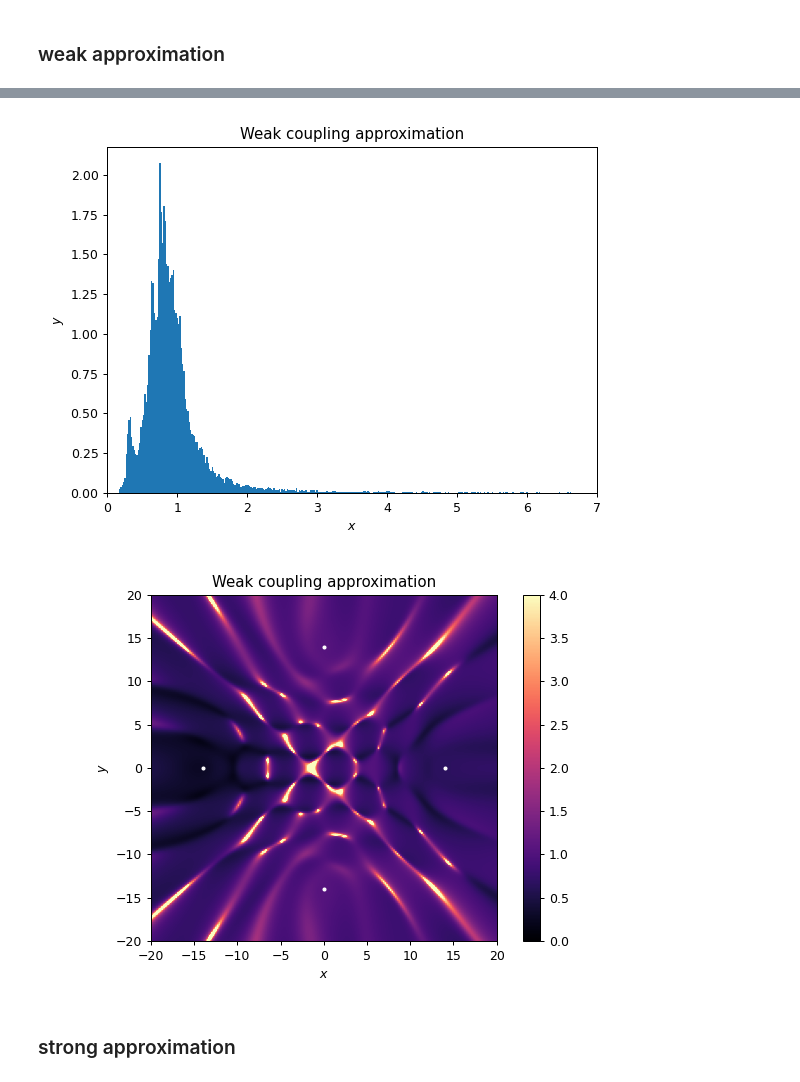
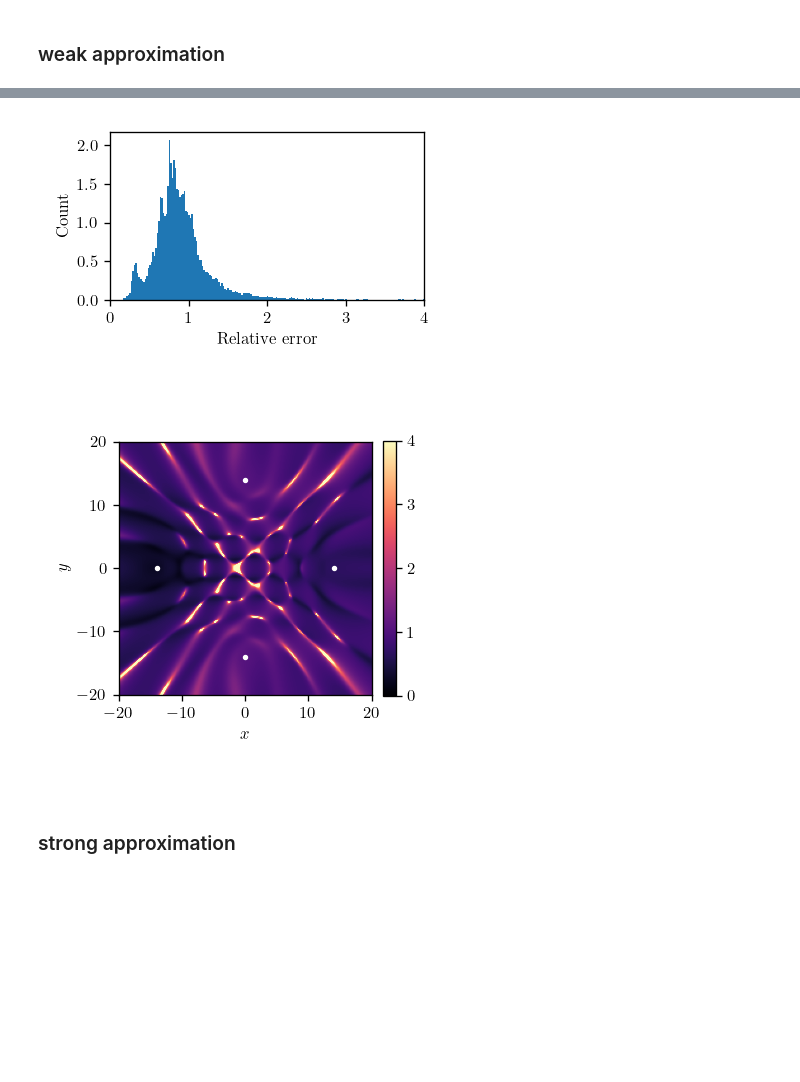
Before and after one commit to mekise/graph-theory-dda, a Jupyter notebook: notebooks/plot_paper.ipynb, the cells around one changed output, grey strips where cells are left out. Saved outputs shown, nothing was run; the diff lists cells and outputs as text; code cells hidden in the pictures; blank space fills up the shorter version.

```diff
--- a/notebooks/plot_paper.ipynb
+++ b/notebooks/plot_paper.ipynb
@@ -4,6 +4,23 @@ import matplotlib.pyplot as plt
 from numpy import linalg as la
 import matplotlib.animation as animation
 %matplotlib widget
+# %%
+plt.rcParams.update({
+    "text.usetex": True,
+    "text.latex.preamble": r'', # insert packages here e.g. r'\usepackage{mathrm}'
+    "font.family": "serif",
+    "font.serif": "cm",
+    "font.size": 10,
+    "legend.fontsize": 9
+})
+
+figwidth_latex_pt = 246.0
+inches_per_pt = 1.0/72.27
+golden = (np.sqrt(5)-1.0)/2.0
+figwidth = figwidth_latex_pt*inches_per_pt
+figheight = figwidth*golden
+figsize = (figwidth, figheight)
+figsize_map = (figwidth, figwidth)
 # %% [markdown]
 ### weak approximation
 # %%
@@ -33,23 +50,22 @@ plt.legend()
 # %%
 file = np.load("../data/weak_approx_avg.npz")
 saveplot = "../data/weak_approx_avg.pdf"
 scattpos = file["scattpos"]
 xx = file["xx"]
 yy = file["yy"]
 deviationavg = file["deviationavg"]
 
-fig, ax = plt.subplots(dpi=90)
+fig, ax = plt.subplots(figsize=figsize, dpi=120)
 plt.gcf().set_facecolor("white") # set white background
 plt.hist(list(np.concatenate(deviationavg).flat), 3000, density=True)
-plt.xlim((0, 7))
-plt.xlabel("$x$")
-plt.ylabel("$y$")
-plt.title("Weak coupling approximation")
+plt.xlim((0, 4))
+plt.xlabel("Relative error")
+plt.ylabel("Count")
 plt.tight_layout()
 # plt.savefig(saveplot)
 plt.show()
 # %% [output]
-[figure, old version]
+[figure, new version]
 # %%
 file = np.load("../data/weak_approx_avg.npz")
 saveplot = "../data/weak_approx_avg.pdf"
@@ -58,24 +74,23 @@ xx = file["xx"]
 yy = file["yy"]
 deviationavg = file["deviationavg"]
 
-fig, ax = plt.subplots(dpi=90)
+fig, ax = plt.subplots(figsize=figsize_map, dpi=120)
 plt.gcf().set_facecolor("white") # set white background
 for i in range(scattpos.shape[0]):
     plt.scatter(scattpos[i, 0], scattpos[i, 1], c='w', s=5)
-plt.imshow(np.abs(deviationavg),
+im = plt.imshow(np.abs(deviationavg),
            origin="lower",
            extent=(xx[0], xx[-1], yy[0], yy[-1]),
            cmap="magma")
-plt.colorbar()
+plt.colorbar(im,fraction=0.046, pad=0.04)
 plt.clim(0, 4)
 plt.xlabel("$x$")
 plt.ylabel("$y$")
-plt.title("Weak coupling approximation")
 plt.tight_layout()
 plt.savefig(saveplot)
 plt.show()
 # %% [output]
-[figure, old version]
+[figure, new version]
 # %% [markdown]
 ### strong approximation
 # %%
```
Also changed, not shown: parts of 4 cells of this notebook, 2 other files.
